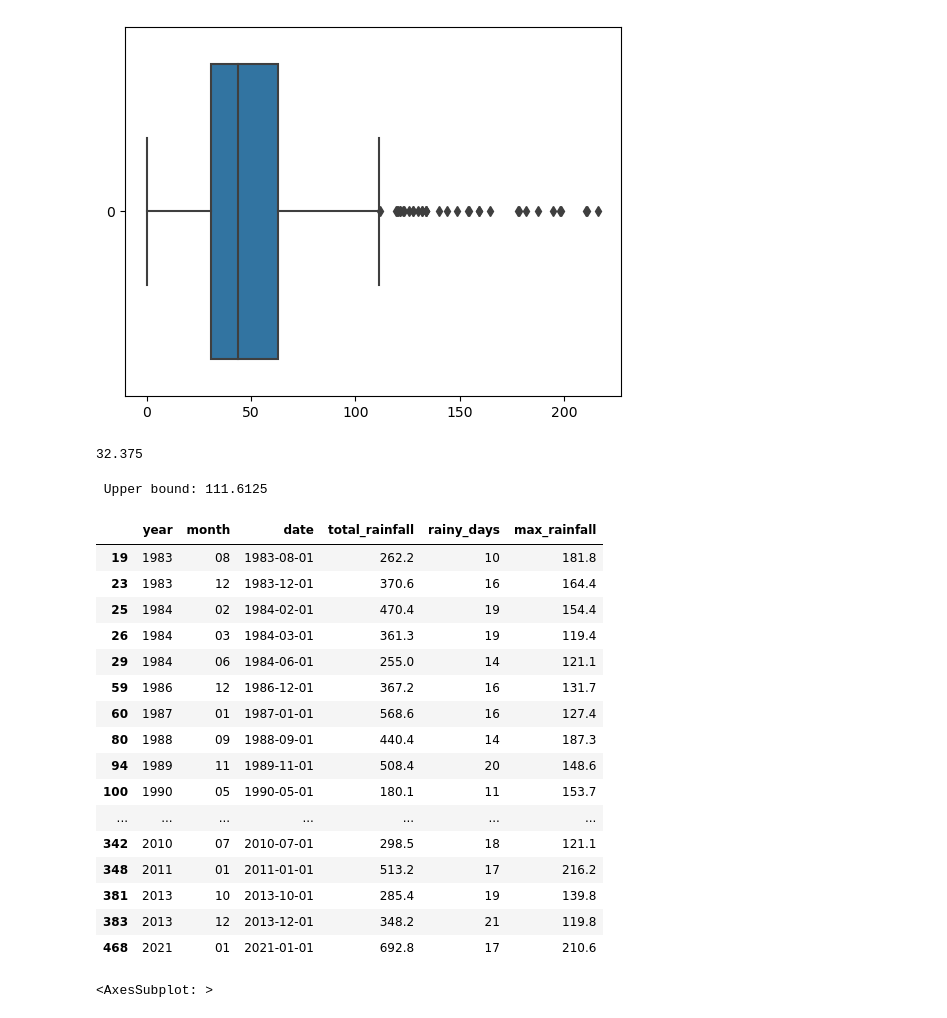
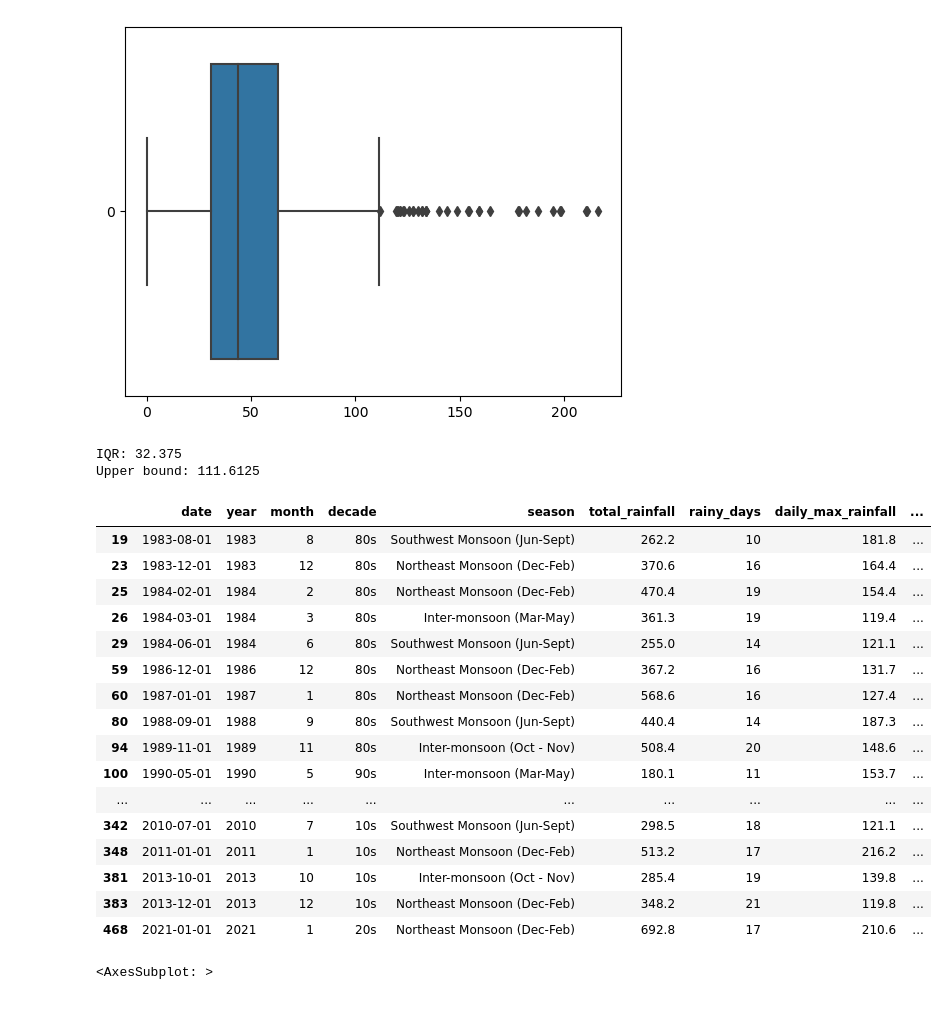
Before and after one commit to lishing/ga_project1_dsif9, a Jupyter notebook: code/starter-code.ipynb, the cells around one changed output. Drawn from its saved outputs; the diff is of its cells as text; code cells hidden in the pictures.

```diff
--- a/code/starter-code.ipynb
+++ b/code/starter-code.ipynb
@@ -769,38 +767,35 @@ q1_max_rainfall = 30.675
 q3_max_rainfall = 63.05
 
 IQR_max_rainfall = q3_max_rainfall - q1_max_rainfall
-print(IQR_max_rainfall)
+print(f'IQR: {IQR_max_rainfall}')
+
+# find the upper bound value
+right_quartile_max_rainfall = q3_max_rainfall + (1.5*IQR_max_rainfall)
+print(f'Upper bound: {right_quartile_max_rainfall}')
 # %% [output]
-32.375
+IQR: 32.375
+Upper bound: 111.6125
-# %%
-# find the upper bound value
-right_quartile_max_rainfall = q3_max_rainfall + (1.5*IQR_max_rainfall)
-print(f' Upper bound: {right_quartile_max_rainfall}')
-# %% [output]
- Upper bound: 111.6125
 # %%
 # find out the outlier months of max_rainfall
-merged_df.loc[merged_df['max_rainfall'] > 112]
-
-# looks a little random here, we can find out more through other analysis
+merged_df.loc[merged_df['daily_max_rainfall'] > 112]
 # %% [output]
-|  | year | month | date | total_rainfall | rainy_days | max_rainfall |
-| 19 | 1983 | 08 | 1983-08-01 | 262.2 | 10 | 181.8 |
-| 23 | 1983 | 12 | 1983-12-01 | 370.6 | 16 | 164.4 |
-| 25 | 1984 | 02 | 1984-02-01 | 470.4 | 19 | 154.4 |
-| 26 | 1984 | 03 | 1984-03-01 | 361.3 | 19 | 119.4 |
-| 29 | 1984 | 06 | 1984-06-01 | 255.0 | 14 | 121.1 |
-| 59 | 1986 | 12 | 1986-12-01 | 367.2 | 16 | 131.7 |
-| 60 | 1987 | 01 | 1987-01-01 | 568.6 | 16 | 127.4 |
-| 80 | 1988 | 09 | 1988-09-01 | 440.4 | 14 | 187.3 |
-| 94 | 1989 | 11 | 1989-11-01 | 508.4 | 20 | 148.6 |
-| 100 | 1990 | 05 | 1990-05-01 | 180.1 | 11 | 153.7 |
-| ... | ... | ... | ... | ... | ... | ... |
-| 342 | 2010 | 07 | 2010-07-01 | 298.5 | 18 | 121.1 |
-| 348 | 2011 | 01 | 2011-01-01 | 513.2 | 17 | 216.2 |
-| 381 | 2013 | 10 | 2013-10-01 | 285.4 | 19 | 139.8 |
-| 383 | 2013 | 12 | 2013-12-01 | 348.2 | 21 | 119.8 |
-| 468 | 2021 | 01 | 2021-01-01 | 692.8 | 17 | 210.6 |
+|  | date | year | month | decade | season | total_rainfall | rainy_days | daily_max_rainfall | ... |
+| 19 | 1983-08-01 | 1983 | 8 | 80s | Southwest Monsoon (Jun-Sept) | 262.2 | 10 | 181.8 | ... |
+| 23 | 1983-12-01 | 1983 | 12 | 80s | Northeast Monsoon (Dec-Feb) | 370.6 | 16 | 164.4 | ... |
+| 25 | 1984-02-01 | 1984 | 2 | 80s | Northeast Monsoon (Dec-Feb) | 470.4 | 19 | 154.4 | ... |
+| 26 | 1984-03-01 | 1984 | 3 | 80s | Inter-monsoon (Mar-May) | 361.3 | 19 | 119.4 | ... |
+| 29 | 1984-06-01 | 1984 | 6 | 80s | Southwest Monsoon (Jun-Sept) | 255.0 | 14 | 121.1 | ... |
+| 59 | 1986-12-01 | 1986 | 12 | 80s | Northeast Monsoon (Dec-Feb) | 367.2 | 16 | 131.7 | ... |
+| 60 | 1987-01-01 | 1987 | 1 | 80s | Northeast Monsoon (Dec-Feb) | 568.6 | 16 | 127.4 | ... |
+| 80 | 1988-09-01 | 1988 | 9 | 80s | Southwest Monsoon (Jun-Sept) | 440.4 | 14 | 187.3 | ... |
+| 94 | 1989-11-01 | 1989 | 11 | 80s | Inter-monsoon (Oct - Nov) | 508.4 | 20 | 148.6 | ... |
+| 100 | 1990-05-01 | 1990 | 5 | 90s | Inter-monsoon (Mar-May) | 180.1 | 11 | 153.7 | ... |
+| ... | ... | ... | ... | ... | ... | ... | ... | ... | ... |
+| 342 | 2010-07-01 | 2010 | 7 | 10s | Southwest Monsoon (Jun-Sept) | 298.5 | 18 | 121.1 | ... |
+| 348 | 2011-01-01 | 2011 | 1 | 10s | Northeast Monsoon (Dec-Feb) | 513.2 | 17 | 216.2 | ... |
+| 381 | 2013-10-01 | 2013 | 10 | 10s | Inter-monsoon (Oct - Nov) | 285.4 | 19 | 139.8 | ... |
+| 383 | 2013-12-01 | 2013 | 12 | 10s | Northeast Monsoon (Dec-Feb) | 348.2 | 21 | 119.8 | ... |
+| 468 | 2021-01-01 | 2021 | 1 | 20s | Northeast Monsoon (Dec-Feb) | 692.8 | 17 | 210.6 | ... |
 # %%
 # find out if rainy_days has outliers
 sns.boxplot(merged_df['rainy_days'], orient='h')
```
Also changed, not shown: parts of 22 cells of this notebook, 13 other files.
